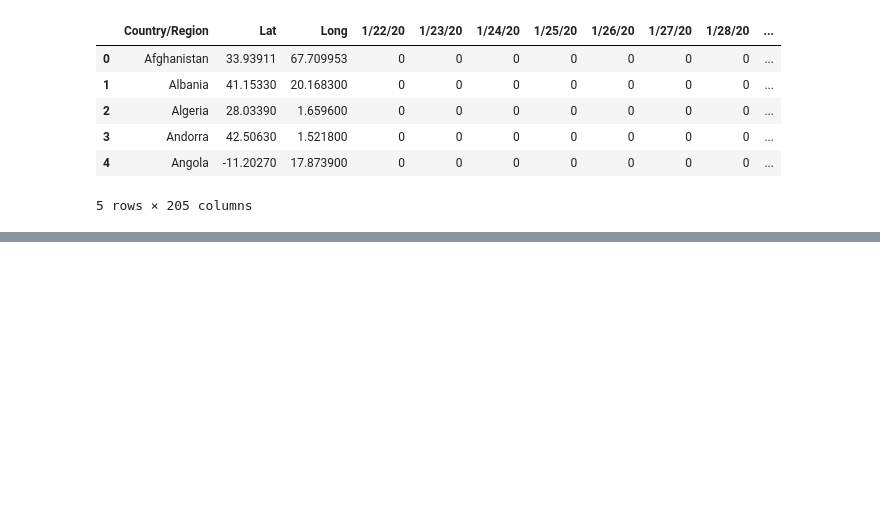
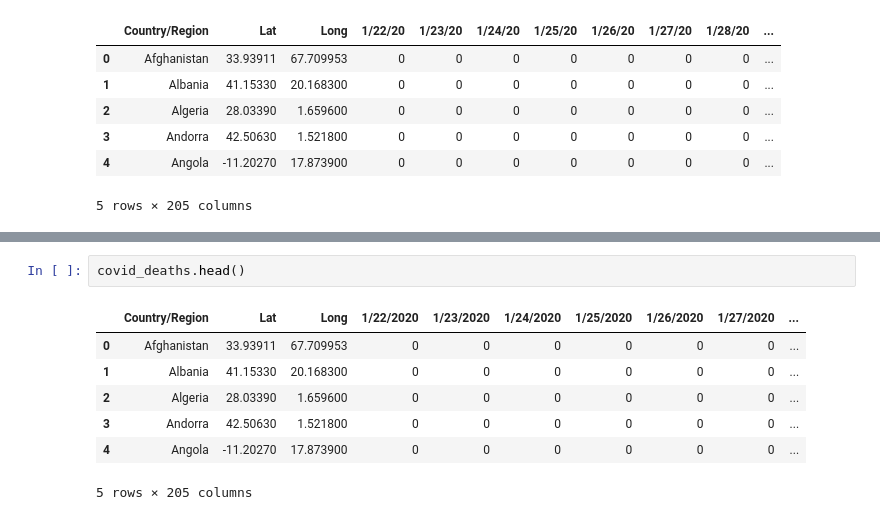
Before and after one commit to mahendrakevin/Data-Analysis-Project, a Jupyter notebook: Covid-19 Cases/Covid-19 Cases.ipynb, the cells around one changed output, grey strips where cells are left out. Drawn from its saved outputs; the diff is of its cells as text; blank space fills up the shorter version.

```diff
--- a/Covid-19 Cases/Covid-19 Cases.ipynb
+++ b/Covid-19 Cases/Covid-19 Cases.ipynb
@@ -218,0 +247,10 @@ covid_recovered.head()
+# %%
+covid_deaths.head()
+# %% [output]
+|  | Country/Region | Lat | Long | 1/22/2020 | 1/23/2020 | 1/24/2020 | 1/25/2020 | 1/26/2020 | 1/27/2020 | ... |
+| 0 | Afghanistan | 33.93911 | 67.709953 | 0 | 0 | 0 | 0 | 0 | 0 | ... |
+| 1 | Albania | 41.15330 | 20.168300 | 0 | 0 | 0 | 0 | 0 | 0 | ... |
+| 2 | Algeria | 28.03390 | 1.659600 | 0 | 0 | 0 | 0 | 0 | 0 | ... |
+| 3 | Andorra | 42.50630 | 1.521800 | 0 | 0 | 0 | 0 | 0 | 0 | ... |
+| 4 | Angola | -11.20270 | 17.873900 | 0 | 0 | 0 | 0 | 0 | 0 | ... |
+5 rows × 205 columns
```
Also changed, not shown: parts of 14 cells of this notebook.
